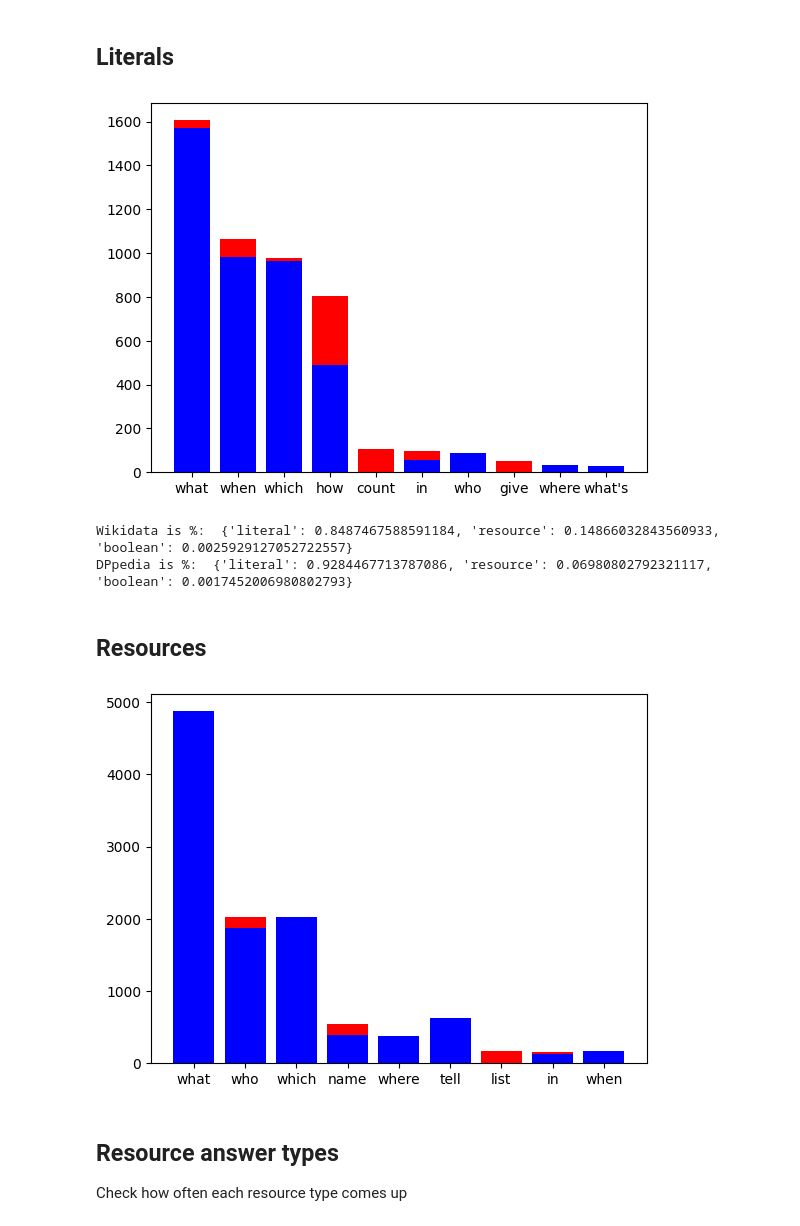
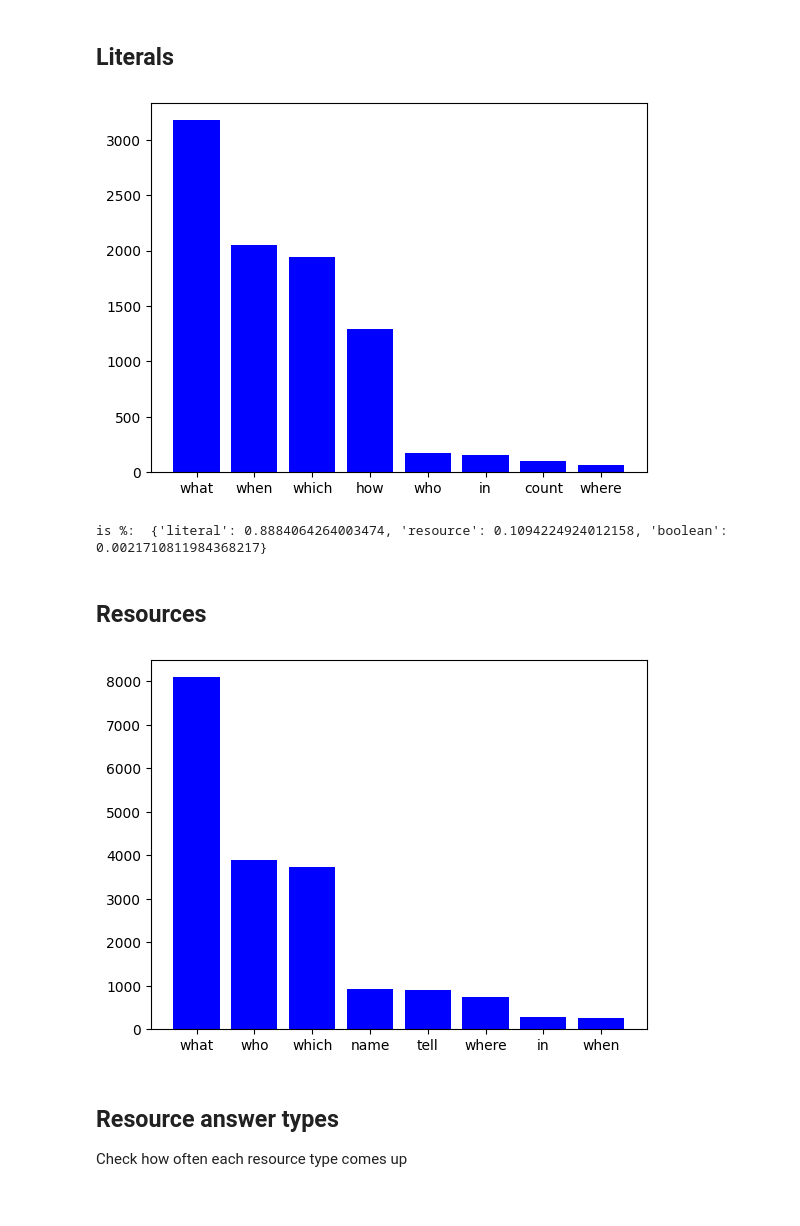
Before and after one commit to sbthepotato/DAT640-Project-22H, a Jupyter notebook: analysis/analysis.ipynb, the cells around one changed output. Saved outputs shown, nothing was run; the diff lists cells and outputs as text; code cells hidden in the pictures.

```diff
--- a/analysis/analysis.ipynb
+++ b/analysis/analysis.ipynb
@@ -26,8 +26,8 @@ def loadData(filelocation):
         return json.load(file)
 # %%
 dbpedia = loadData('../datasets/DBpedia/smarttask_dbpedia_train.json')
-
 wikidata = loadData('../datasets/Wikidata/lcquad2_anstype_wikidata_train.json')
+data = dbpedia + wikidata
 # %% [markdown]
 ## Category Analysis Functions
 
@@ -183,32 +161,25 @@ DPpedia what %:  {'resource': 0.6663216725315669, 'literal': 0.3324363485820741,
 # %% [markdown]
 ## Literals
 # %%
-dbpediaLitTopXDict = convertTupToDict(topXOfList(mostFreqQwordCategory(dbpedia, 'literal'), 8))
-wikiDataBoolTopXDict = convertTupToDict(topXOfList(mostFreqQwordCategory(wikidata, 'literal'), 8))
+DataBoolTopXDict = convertTupToDict(topXOfList(mostFreqQwordCategory(data, 'literal'), 8))
 
-plt.bar(list(dbpediaLitTopXDict.keys()),list(dbpediaLitTopXDict.values()), color="r")
-plt.bar(list(wikiDataBoolTopXDict.keys()),list(wikiDataBoolTopXDict.values()), color='b')
+plt.bar(list(DataBoolTopXDict.keys()),list(DataBoolTopXDict.values()), color='b')
 plt.show()
 # %% [output]
-[figure, old version]
+[figure, new version]
 # %%
-print("Wikidata is %: ", categoryPercentages(CountFrequency(checkQword(wikidata, 'when'))))
-
-print("DPpedia is %: ", categoryPercentages(CountFrequency(checkQword(dbpedia, 'when'))))
+print("is %: ", categoryPercentages(CountFrequency(checkQword(data, 'when'))))
 # %% [output]
-Wikidata is %:  {'literal': 0.8487467588591184, 'resource': 0.14866032843560933, 'boolean': 0.0025929127052722557}
-DPpedia is %:  {'literal': 0.9284467713787086, 'resource': 0.06980802792321117, 'boolean': 0.0017452006980802793}
+is %:  {'literal': 0.8884064264003474, 'resource': 0.1094224924012158, 'boolean': 0.0021710811984368217}
 # %% [markdown]
 ## Resources
 # %%
-dbpediaLitTopXDict = convertTupToDict(topXOfList(mostFreqQwordCategory(dbpedia, 'resource'), 8))
-wikiDataBoolTopXDict = convertTupToDict(topXOfList(mostFreqQwordCategory(wikidata, 'resource'), 8))
+DataBoolTopXDict = convertTupToDict(topXOfList(mostFreqQwordCategory(data, 'resource'), 8))
 
-plt.bar(list(dbpediaLitTopXDict.keys()),list(dbpediaLitTopXDict.values()), color="r")
-plt.bar(list(wikiDataBoolTopXDict.keys()),list(wikiDataBoolTopXDict.values()), color='b')
+plt.bar(list(DataBoolTopXDict.keys()),list(DataBoolTopXDict.values()), color='b')
 plt.show()
 # %% [output]
-[figure, old version]
+[figure, new version]
 # %% [markdown]
 ## Resource answer types
 Check how often each resource type comes up
```
Also changed, not shown: parts of 6 cells of this notebook, 11 other files.
